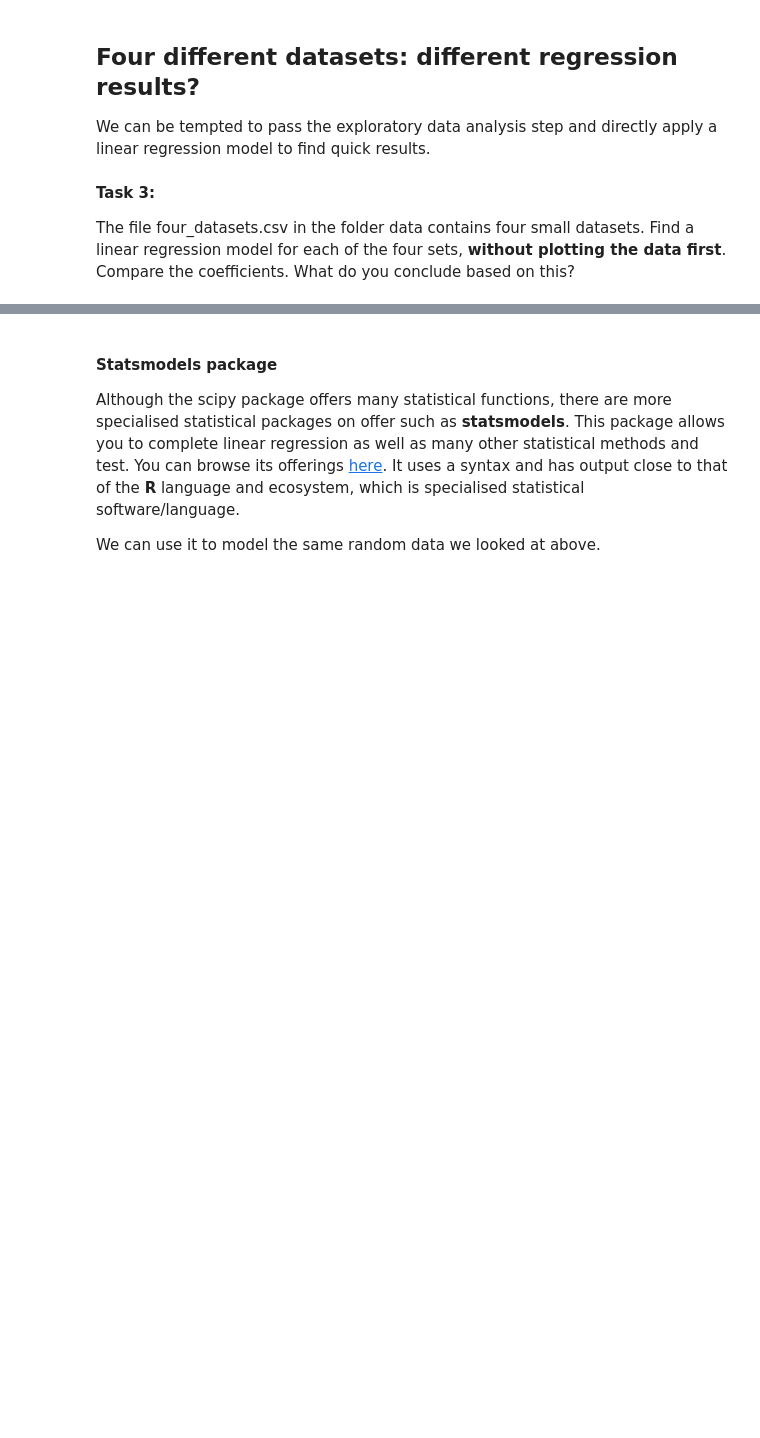
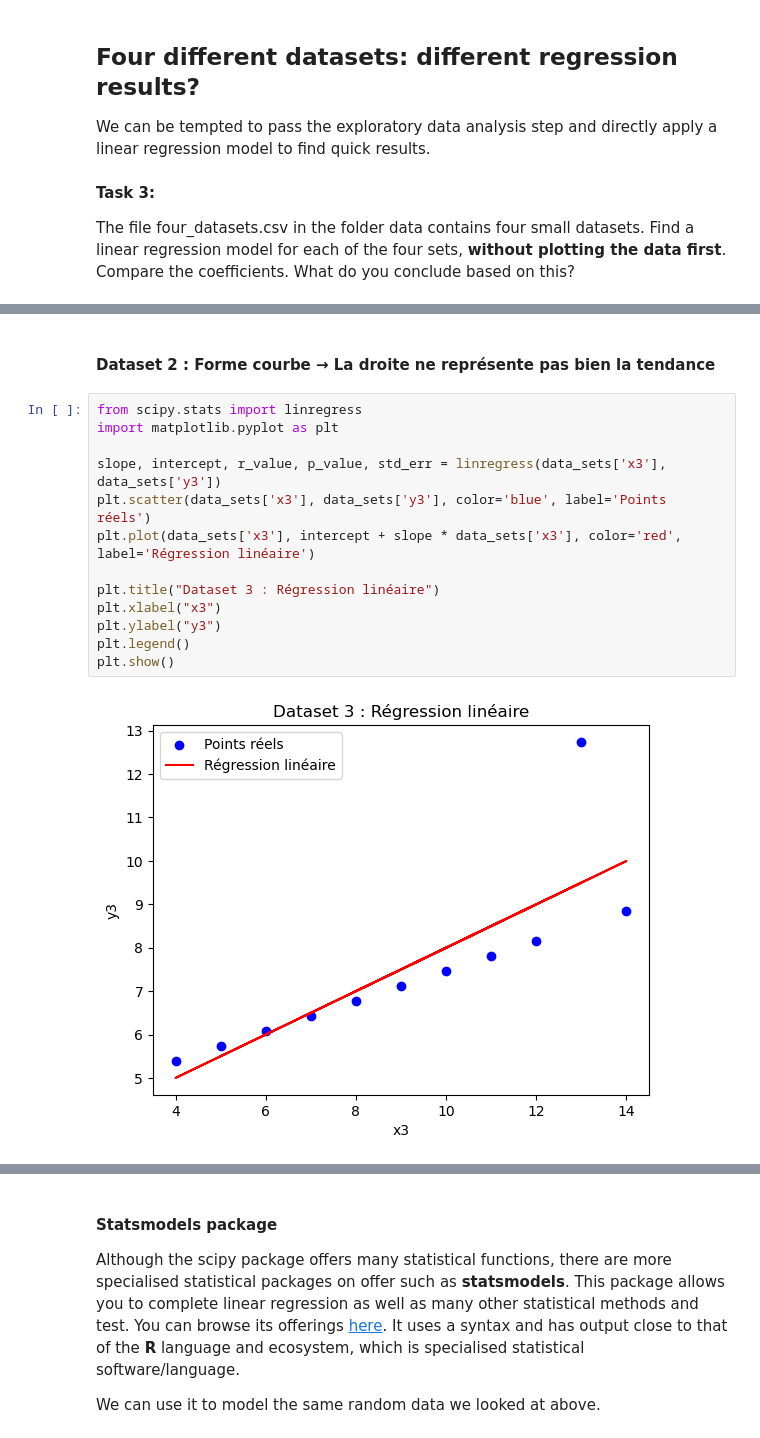
Before and after one commit to someia2026/Machine_Learning_Data_Mining, a Jupyter notebook: 01ClassicLinearRegression.ipynb, the cells around one changed output, grey strips where cells are left out. Saved outputs shown, nothing was run; the diff lists cells and outputs as text; blank space fills up the shorter version.

```diff
--- a/01ClassicLinearRegression.ipynb
+++ b/01ClassicLinearRegression.ipynb
@@ -300,0 +380,17 @@ The file four_datasets.csv in the folder data contains four small datasets. Find
+# %% [markdown]
+#### Dataset 2 : Forme courbe → La droite ne représente pas bien la tendance
+# %%
+from scipy.stats import linregress
+import matplotlib.pyplot as plt
+
+slope, intercept, r_value, p_value, std_err = linregress(data_sets['x3'], data_sets['y3'])
+plt.scatter(data_sets['x3'], data_sets['y3'], color='blue', label='Points réels')
+plt.plot(data_sets['x3'], intercept + slope * data_sets['x3'], color='red', label='Régression linéaire')
+
+plt.title("Dataset 3 : Régression linéaire")
+plt.xlabel("x3")
+plt.ylabel("y3")
+plt.legend()
+plt.show()
+# %% [output]
+[figure, added]
```
Also changed, not shown: parts of 23 cells of this notebook, 10 other files.
